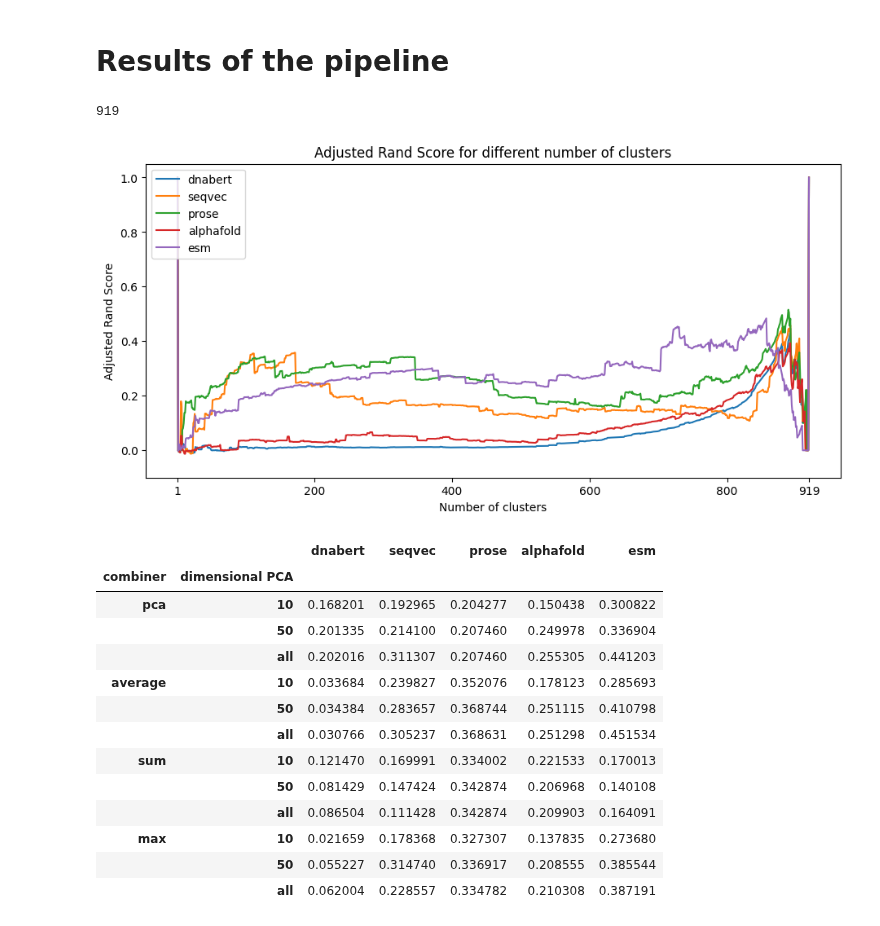
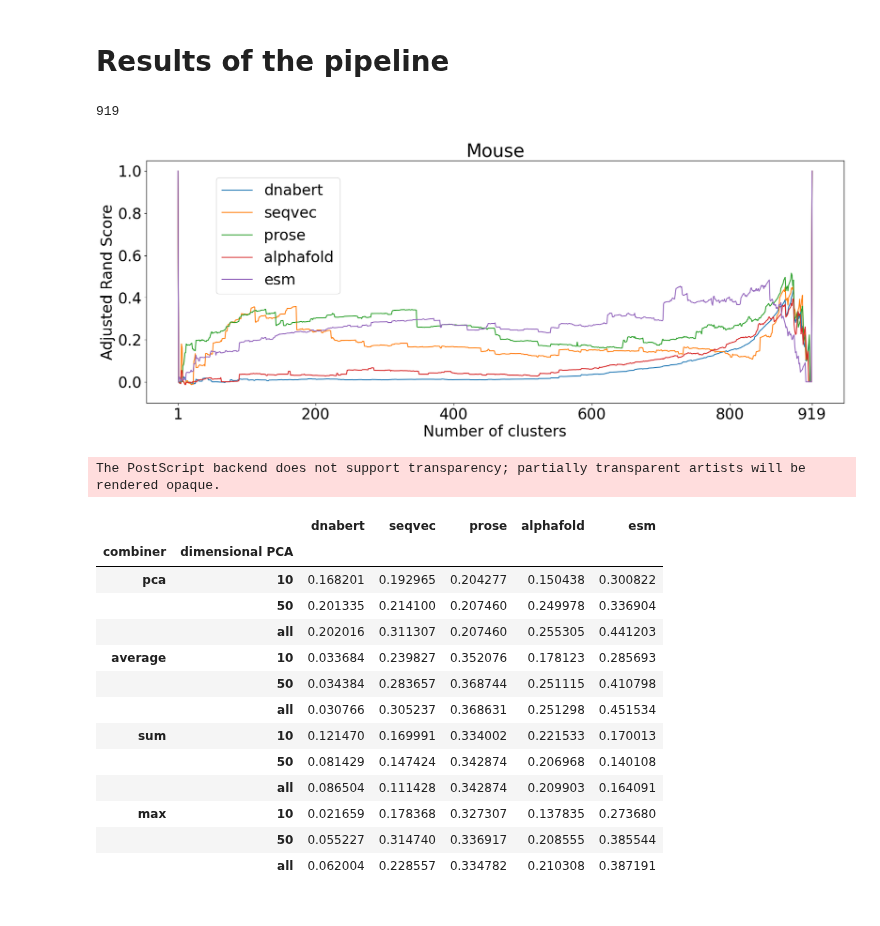
Before and after one commit to matteotolloso/BioEmbedding, a Jupyter notebook: results_notebook/results_mouse enrich.ipynb, the cells around one changed output. Drawn from its saved outputs; the diff is of its cells as text; code cells hidden in the pictures.

```diff
--- a/results_notebook/results_mouse enrich.ipynb
+++ b/results_notebook/results_mouse enrich.ipynb
@@ -23,44 +23,46 @@ r, best_lst, results_dict_ars = results2table(
         ],
     combiners = ["pca", "average", "sum", "max"],
     pcas = [ '10', '50', 'all'],
-    metric="mean_adjusted_rand_score",
 
     preferred_metric_embedding="euclidean",
     preferred_method_embedding="average",
 
     preferred_metric_gt="euclidean", # euclidean, average: equivalent to UPGMA when the gt is the distance matrix
     preferred_method_gt="average",
 
     preferred_edge_weight="overlap",
     preferred_annotation="go"
 )
-r.to_latex("./latex_output.tex")
+# r.to_latex("./latex_output.tex")
 
-fig, _ = plt.subplots(figsize=(11, 5))
+fig, _ = plt.subplots(figsize=(20, 7))
+fontsize = 24
+plt.rcParams['font.size'] = f'{fontsize}'
 
 plt.xlabel("Number of clusters")
 plt.ylabel("Adjusted Rand Score")
-plt.title("Adjusted Rand Score for different number of clusters")
+plt.title("Mouse")
 
 plt.ylim(-0.1, 1.05)
 
 X = [i for i in range(len(best_lst), 0, -1)]
 print(len(best_lst))
 
 plt.xticks([i for i in range(0, len(best_lst)+1, 200)][1:] + [1] + [len(best_lst)])
 
 plt.plot(X, results_dict_ars['pca']['10']['dnabert'], label='dnabert')
 plt.plot(X, results_dict_ars['pca']['all']['seqvec'], label='seqvec')
 plt.plot(X, results_dict_ars['max']['50']['prose'], label='prose')
 plt.plot(X, results_dict_ars['sum']['all']['alphafold'], label='alphafold')
 plt.plot(X, results_dict_ars['max']['all']['esm'], label='esm')
-plt.legend(loc = "upper left")
+plt.legend(loc = (0.1, 0.45))
 plt.show()
-# fig.savefig(Path(PATH).stem + '.eps')
+fig.savefig(Path(PATH).stem + '.eps')
 r
 # %% [output]
 919
-[figure, old version]
+[figure, new version]
+The PostScript backend does not support transparency; partially transparent artists will be rendered opaque.
 |  |  | dnabert | seqvec | prose | alphafold | esm |
 | combiner | dimensional PCA |  |  |  |  |  |
 | pca | 10 | 0.168201 | 0.192965 | 0.204277 | 0.150438 | 0.300822 |
```
Also changed, not shown: 31 other files.
